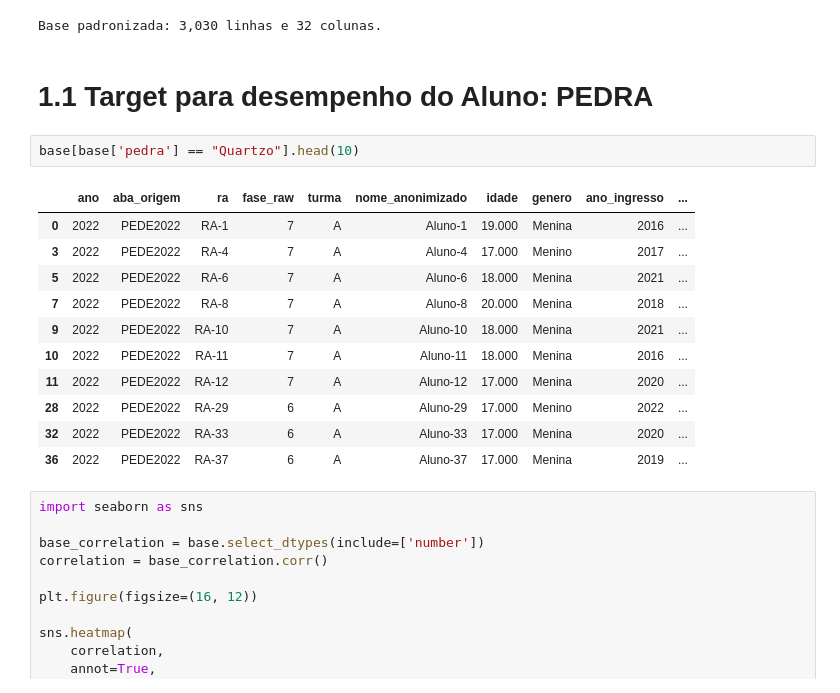
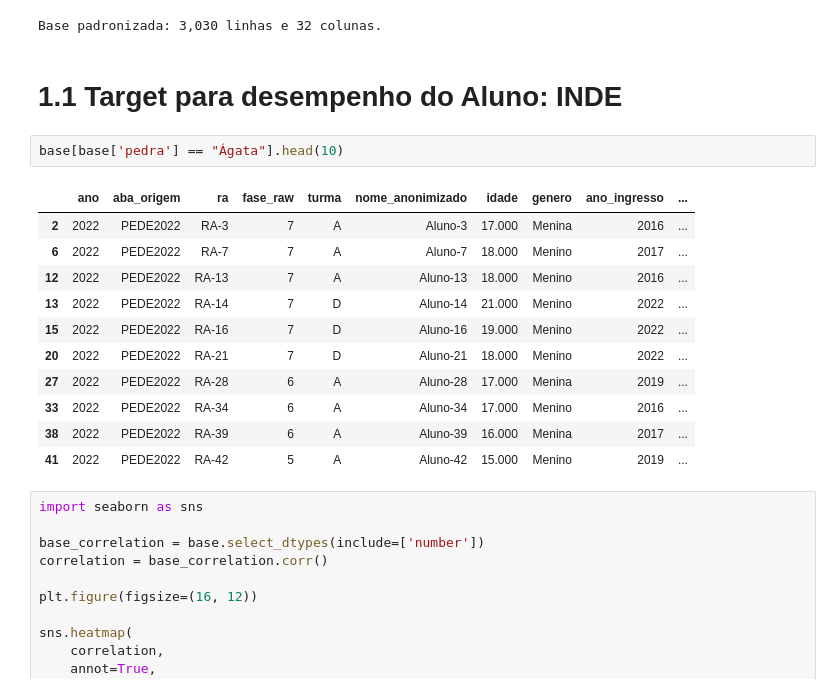
Before and after one commit to naruto112/data_analytics_fase5, a Jupyter notebook: EDA_Passos_Magicos_PEDE_2022_2024.ipynb, the cells around one changed output. Saved outputs shown, nothing was run; the diff lists cells and outputs as text.

```diff
--- a/EDA_Passos_Magicos_PEDE_2022_2024.ipynb
+++ b/EDA_Passos_Magicos_PEDE_2022_2024.ipynb
@@ -302,21 +302,21 @@ print(f"Base padronizada: {base.shape[0]:,} linhas e {base.shape[1]:,} colunas."
 | turma | Turma | Turma | Turma |
 Base padronizada: 3,030 linhas e 32 colunas.
 # %% [markdown]
-# 1.1  Target para desempenho do Aluno: PEDRA
+# 1.1  Target para desempenho do Aluno: INDE
 # %%
-base[base['pedra'] == "Quartzo"].head(10)
+base[base['pedra'] == "Ágata"].head(10)
 # %% [output]
 |  | ano | aba_origem | ra | fase_raw | turma | nome_anonimizado | idade | genero | ano_ingresso | ... |
-| 0 | 2022 | PEDE2022 | RA-1 | 7 | A | Aluno-1 | 19.000 | Menina | 2016 | ... |
-| 3 | 2022 | PEDE2022 | RA-4 | 7 | A | Aluno-4 | 17.000 | Menino | 2017 | ... |
-| 5 | 2022 | PEDE2022 | RA-6 | 7 | A | Aluno-6 | 18.000 | Menina | 2021 | ... |
-| 7 | 2022 | PEDE2022 | RA-8 | 7 | A | Aluno-8 | 20.000 | Menina | 2018 | ... |
-| 9 | 2022 | PEDE2022 | RA-10 | 7 | A | Aluno-10 | 18.000 | Menina | 2021 | ... |
-| 10 | 2022 | PEDE2022 | RA-11 | 7 | A | Aluno-11 | 18.000 | Menina | 2016 | ... |
-| 11 | 2022 | PEDE2022 | RA-12 | 7 | A | Aluno-12 | 17.000 | Menina | 2020 | ... |
-| 28 | 2022 | PEDE2022 | RA-29 | 6 | A | Aluno-29 | 17.000 | Menino | 2022 | ... |
-| 32 | 2022 | PEDE2022 | RA-33 | 6 | A | Aluno-33 | 17.000 | Menina | 2020 | ... |
-| 36 | 2022 | PEDE2022 | RA-37 | 6 | A | Aluno-37 | 17.000 | Menina | 2019 | ... |
+| 2 | 2022 | PEDE2022 | RA-3 | 7 | A | Aluno-3 | 17.000 | Menina | 2016 | ... |
+| 6 | 2022 | PEDE2022 | RA-7 | 7 | A | Aluno-7 | 18.000 | Menino | 2017 | ... |
+| 12 | 2022 | PEDE2022 | RA-13 | 7 | A | Aluno-13 | 18.000 | Menino | 2016 | ... |
+| 13 | 2022 | PEDE2022 | RA-14 | 7 | D | Aluno-14 | 21.000 | Menino | 2022 | ... |
+| 15 | 2022 | PEDE2022 | RA-16 | 7 | D | Aluno-16 | 19.000 | Menino | 2022 | ... |
+| 20 | 2022 | PEDE2022 | RA-21 | 7 | D | Aluno-21 | 18.000 | Menino | 2022 | ... |
+| 27 | 2022 | PEDE2022 | RA-28 | 6 | A | Aluno-28 | 17.000 | Menina | 2019 | ... |
+| 33 | 2022 | PEDE2022 | RA-34 | 6 | A | Aluno-34 | 17.000 | Menino | 2016 | ... |
+| 38 | 2022 | PEDE2022 | RA-39 | 6 | A | Aluno-39 | 16.000 | Menina | 2017 | ... |
+| 41 | 2022 | PEDE2022 | RA-42 | 5 | A | Aluno-42 | 15.000 | Menino | 2019 | ... |
 # %%
 import seaborn as sns
 
```
